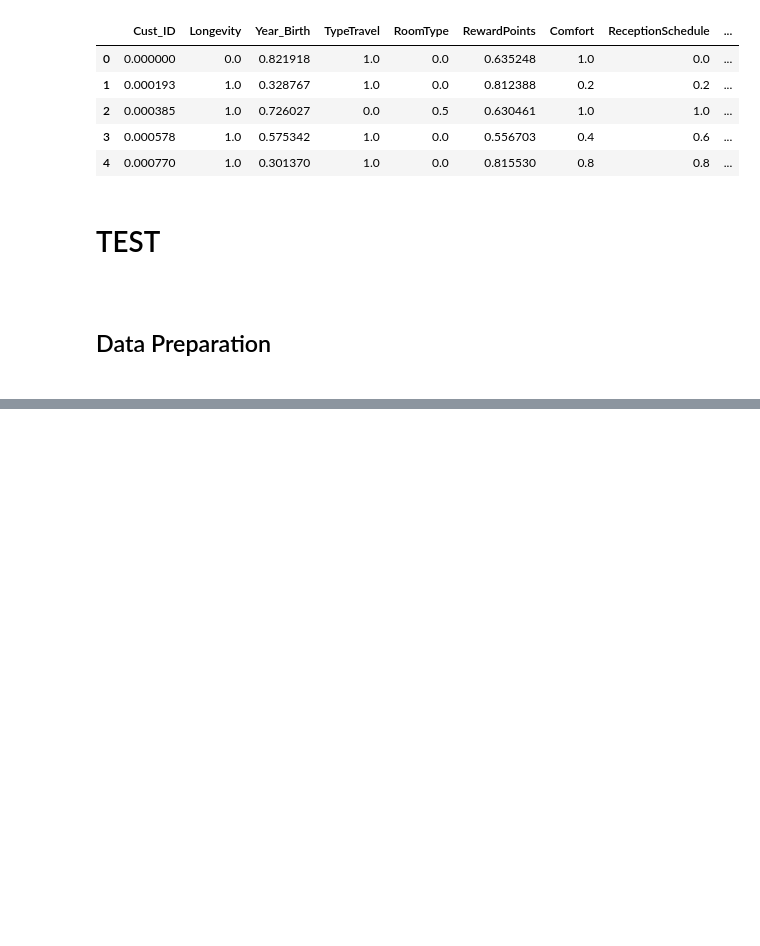
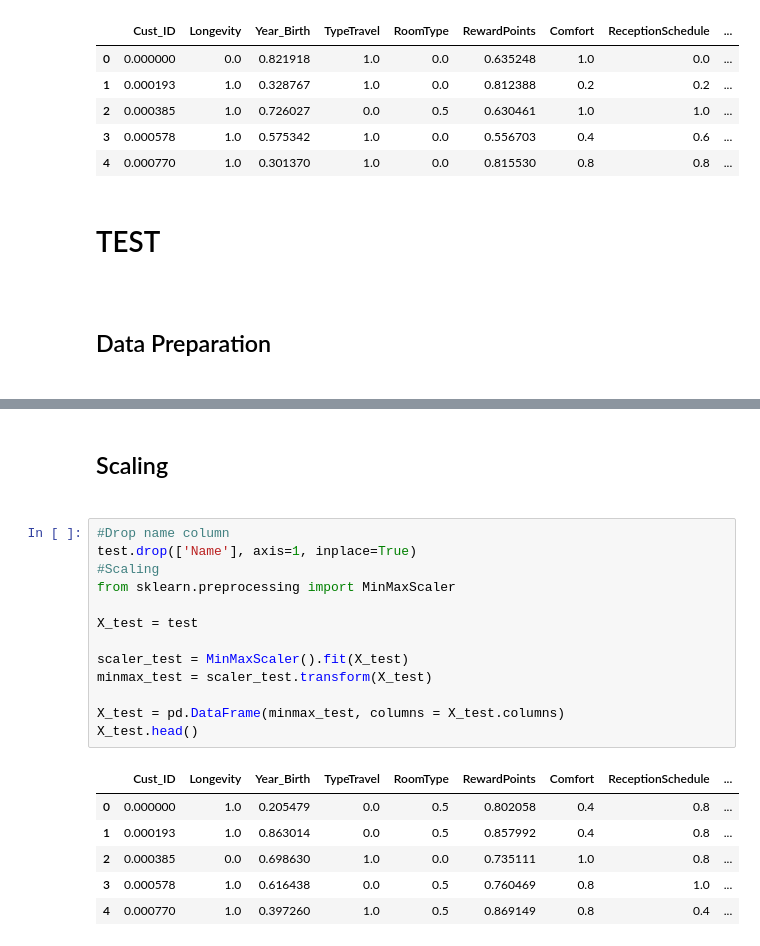
Before and after one commit to Leon209/Project_1-Supervised-Model, a Jupyter notebook: Project 1.ipynb, the cells around one changed output, grey strips where cells are left out. Cells and saved outputs as stored; diff of their text form; blank space fills up the shorter version.

```diff
--- a/Project 1.ipynb
+++ b/Project 1.ipynb
@@ -485,0 +512,22 @@ test.head(2)
+# %% [markdown]
+<h2>Scaling<h2>
+# %%
+#Drop name column
+test.drop(['Name'], axis=1, inplace=True)
+#Scaling
+from sklearn.preprocessing import MinMaxScaler
+
+X_test = test
+
+scaler_test = MinMaxScaler().fit(X_test)
+minmax_test = scaler_test.transform(X_test)
+
+X_test = pd.DataFrame(minmax_test, columns = X_test.columns)
+X_test.head()
+# %% [output]
+|  | Cust_ID | Longevity | Year_Birth | TypeTravel | RoomType | RewardPoints | Comfort | ReceptionSchedule | ... |
+| 0 | 0.000000 | 1.0 | 0.205479 | 0.0 | 0.5 | 0.802058 | 0.4 | 0.8 | ... |
+| 1 | 0.000193 | 1.0 | 0.863014 | 0.0 | 0.5 | 0.857992 | 0.4 | 0.8 | ... |
+| 2 | 0.000385 | 0.0 | 0.698630 | 1.0 | 0.0 | 0.735111 | 1.0 | 0.8 | ... |
+| 3 | 0.000578 | 1.0 | 0.616438 | 0.0 | 0.5 | 0.760469 | 0.8 | 1.0 | ... |
+| 4 | 0.000770 | 1.0 | 0.397260 | 1.0 | 0.5 | 0.869149 | 0.8 | 0.4 | ... |
```
Also changed, not shown: parts of 10 cells of this notebook.
